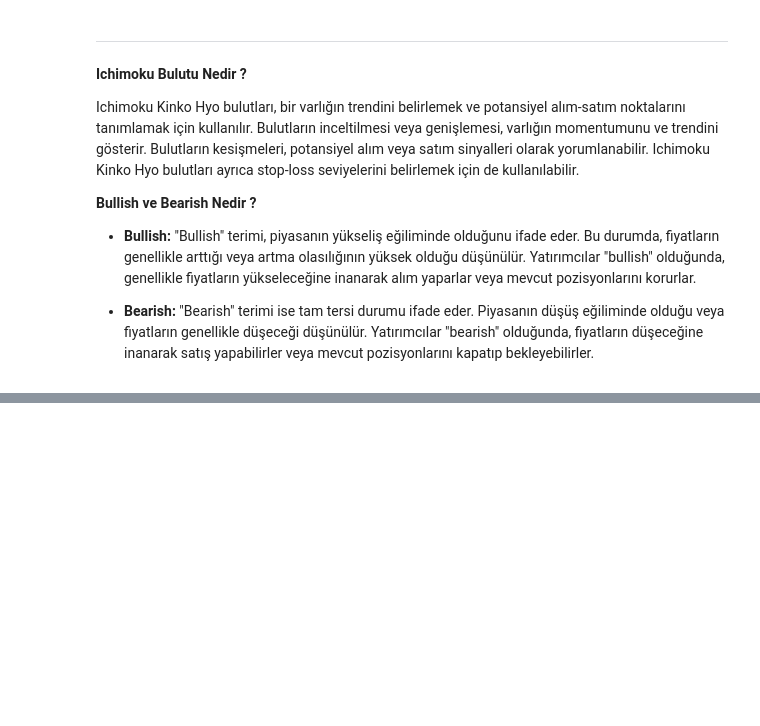
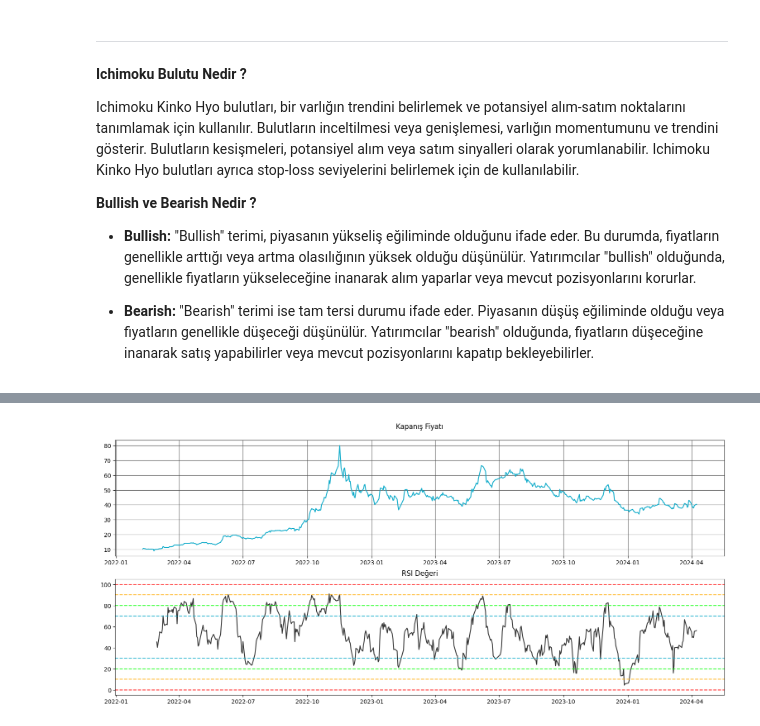
Before and after one commit to Efe-Eroglu/Hisse_Fiyat_Tahmini, a Jupyter notebook: Hisse_Fiyat_Tahmin.ipynb, the cells around one changed output, grey strips where cells are left out. Saved outputs shown, nothing was run; the diff lists cells and outputs as text; code cells hidden in the pictures; blank space fills up the shorter version.

```diff
--- a/Hisse_Fiyat_Tahmin.ipynb
+++ b/Hisse_Fiyat_Tahmin.ipynb
@@ -284,0 +326,47 @@ plt.legend()
+# %%
+delta = veri["Adj Close"].diff(1)
+delta.dropna(inplace = True)
+
+positive = delta.copy()
+negative = delta.copy()
+
+positive[positive<0] = 0
+negative[negative>0] = 0
+
+days = 14
+
+average_gain = positive.rolling(window = days).mean()
+average_loss = abs(negative.rolling(window = days).mean())
+
+relative_strength = (average_gain/average_loss)
+
+RSI = 100.0 - (100.0/(1.0 + relative_strength))
+
+combined = pd.DataFrame()
+combined["Adj Close"] = veri["Adj Close"]
+combined["RSI"] = RSI
+# %%
+plt.figure(figsize=(19,8))
+ax1 = plt.subplot(211)
+ax1.plot(combined.index, combined["Adj Close"], color="#0caac9")
+ax1.set_title("Kapanış Fiyatı", pad=20)
+ax1.grid(True, color = "#555555")
+ax1.set_axisbelow(True)
+
+ax2 = plt.subplot(212, sharex = ax1)
+ax2.plot(combined.index, combined["RSI"], color = "black", alpha=0.8)
+ax2.axhline(0, linestyle="--", alpha=0.8, color="#ff0000")
+ax2.axhline(10, linestyle="--", alpha=0.8, color="#ffaa00")
+ax2.axhline(20, linestyle="--", alpha=0.8, color="#00ff00")
+ax2.axhline(30, linestyle="--", alpha=0.8, color="#0caac9")
+ax2.axhline(70, linestyle="--", alpha=0.8, color="#0caac9")
+ax2.axhline(80, linestyle="--", alpha=0.8, color="#00ff00")
+ax2.axhline(90, linestyle="--", alpha=0.8, color="#ffaa00")
+ax2.axhline(100, linestyle="--", alpha=0.8, color="#ff0000")
+
+ax2.set_title("RSI Değeri")
+ax2.grid(False)
+ax2.set_axisbelow(True)
+ax2.set_facecolor("white")
+# %% [output]
+[figure, added]
```
Also changed, not shown: parts of 7 cells of this notebook.
